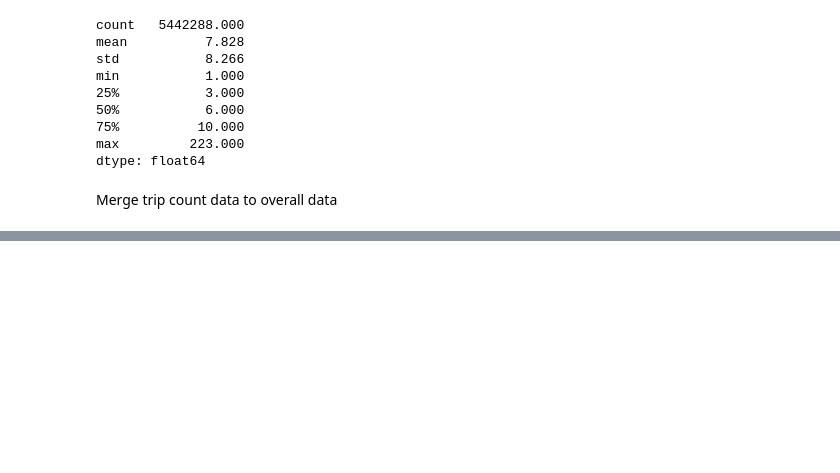
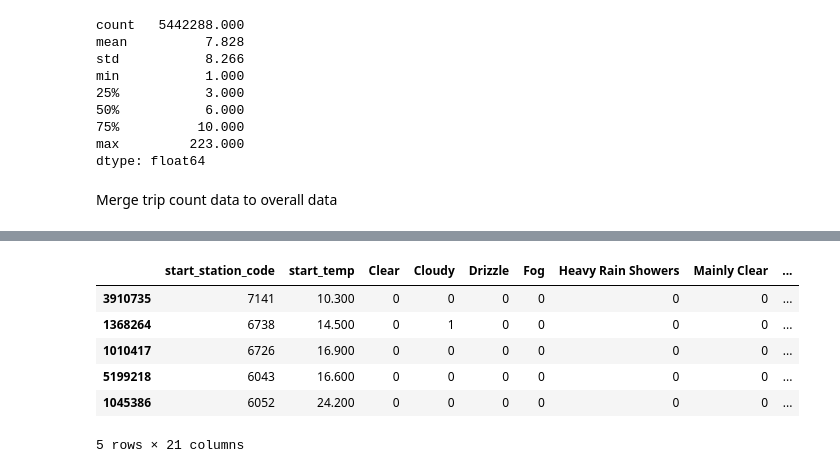
Before and after one commit to Star-Shopping/comp432-bixi-ml, a Jupyter notebook: BIXI.ipynb, the cells around one changed output, grey strips where cells are left out. Saved outputs shown, nothing was run; the diff lists cells and outputs as text; code cells hidden in the pictures; blank space fills up the shorter version.

```diff
--- a/BIXI.ipynb
+++ b/BIXI.ipynb
@@ -393,0 +413,33 @@ temp.sample(5)
+# %%
+bixi_train_data = bixi_2019_all_with_stations_and_weather_and_trip_count[[
+    'start_station_code',
+    'start_temp',
+    'Clear',
+    'Cloudy',
+    'Drizzle',
+    'Fog',
+    'Heavy Rain Showers',
+    'Mainly Clear',
+    'Moderate Rain',
+    'Moderate Rain Showers',
+    'Mostly Cloudy',
+    'Rain',
+    'Rain Showers',
+    'Thunderstorms',
+    'start_year',
+    'start_month',
+    'start_day',
+    'start_hour',
+    'start_minute',
+    'start_second',
+    'trip_count' #Will get separated later
+]]
+bixi_train_data.sample(5)
+# %% [output]
+|  | start_station_code | start_temp | Clear | Cloudy | Drizzle | Fog | Heavy Rain Showers | Mainly Clear | ... |
+| 3910735 | 7141 | 10.300 | 0 | 0 | 0 | 0 | 0 | 0 | ... |
+| 1368264 | 6738 | 14.500 | 0 | 1 | 0 | 0 | 0 | 0 | ... |
+| 1010417 | 6726 | 16.900 | 0 | 0 | 0 | 0 | 0 | 0 | ... |
+| 5199218 | 6043 | 16.600 | 0 | 0 | 0 | 0 | 0 | 0 | ... |
+| 1045386 | 6052 | 24.200 | 0 | 0 | 0 | 0 | 0 | 0 | ... |
+5 rows × 21 columns
```
Also changed, not shown: parts of 32 cells of this notebook.
